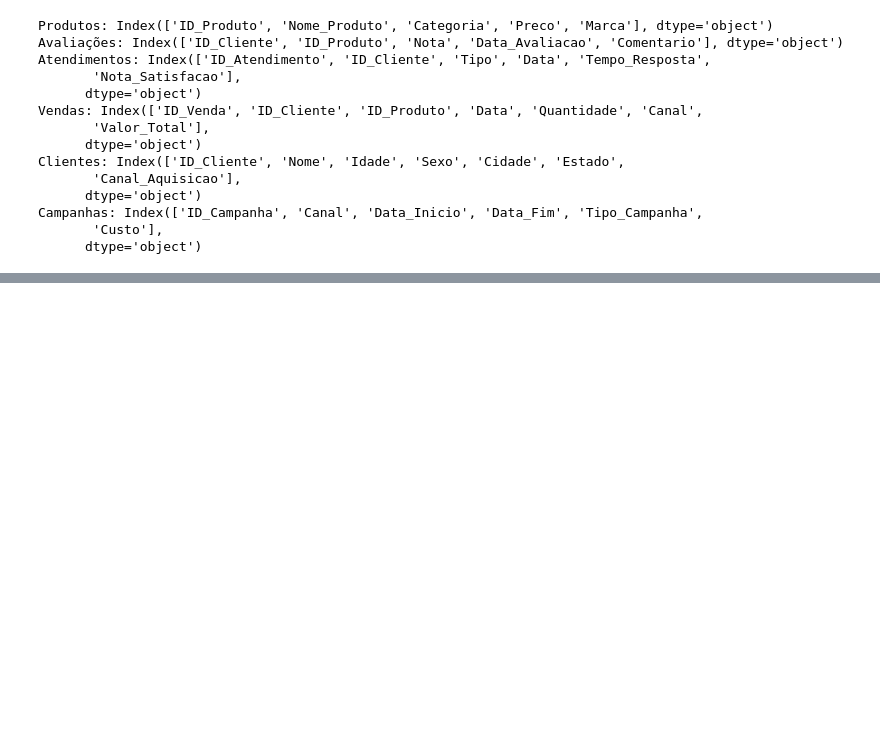
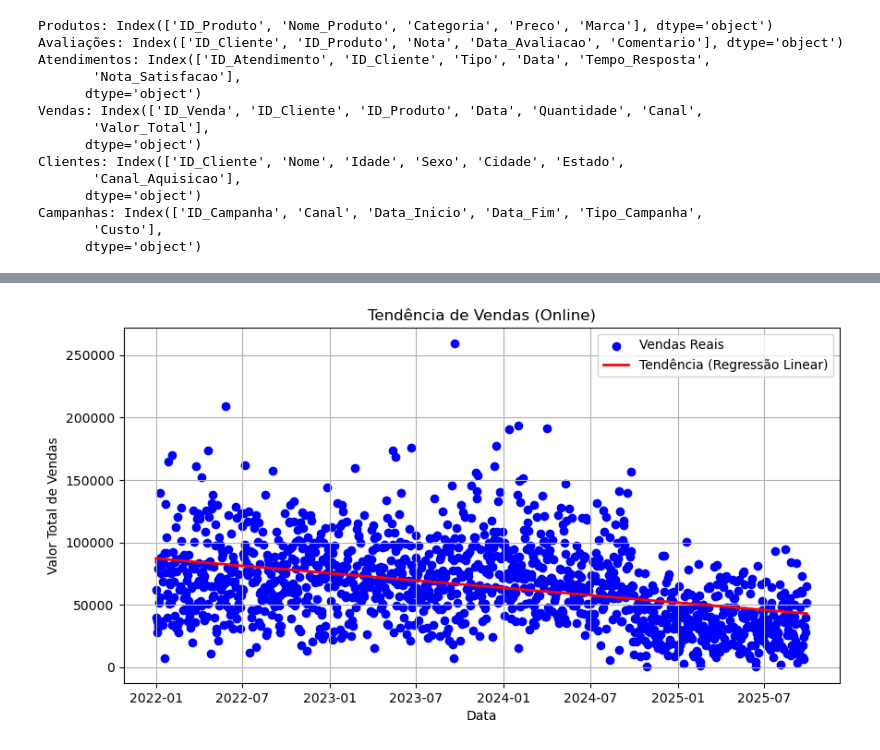
Before and after one commit to MatheusVieira12/Projeto_Nara, a Jupyter notebook: jup_testes.ipynb, the cells around one changed output, grey strips where cells are left out. Drawn from its saved outputs; the diff is of its cells as text; code cells hidden in the pictures; blank space fills up the shorter version.

```diff
--- a/jup_testes.ipynb
+++ b/jup_testes.ipynb
@@ -31,0 +266,44 @@ Campanhas: Index(['ID_Campanha', 'Canal', 'Data_Inicio', 'Data_Fim', 'Tipo_Campa
+# %%
+import pandas as pd
+import matplotlib.pyplot as plt
+from sklearn.linear_model import LinearRegression
+import numpy as np
+
+# Ler o arquivo
+df = pd.read_csv("NARA_csv/vendas_concatenadas_limpa.csv")
+
+# Converter colunas
+df["Data"] = pd.to_datetime(df["Data"], errors="coerce")
+df["Valor_Total"] = pd.to_numeric(df["Valor_Total"], errors="coerce")
+
+# Remover valores nulos
+df = df.dropna(subset=["Data", "Valor_Total", "Canal"])
+
+# Escolher um canal (exemplo: Online)
+canal = "Online"
+dados = df[df["Canal"] == canal].groupby("Data")["Valor_Total"].sum().reset_index()
+
+# Converter as datas para números (necessário pro modelo)
+X = np.arange(len(dados)).reshape(-1, 1)
+y = dados["Valor_Total"].values
+
+# Criar e ajustar o modelo
+modelo = LinearRegression()
+modelo.fit(X, y)
+
+# Prever os valores (linha de tendência)
+y_pred = modelo.predict(X)
+
+# Plotar
+plt.figure(figsize=(10, 5))
+plt.scatter(dados["Data"], y, color="blue", label="Vendas Reais")
+plt.plot(dados["Data"], y_pred, color="red", linewidth=2, label="Tendência (Regressão Linear)")
+
+plt.title(f"Tendência de Vendas ({canal})")
+plt.xlabel("Data")
+plt.ylabel("Valor Total de Vendas")
+plt.legend()
+plt.grid(True)
+plt.show()
+# %% [output]
+[figure, added]
```
Also changed, not shown: parts of 4 cells of this notebook, 15 other files.
